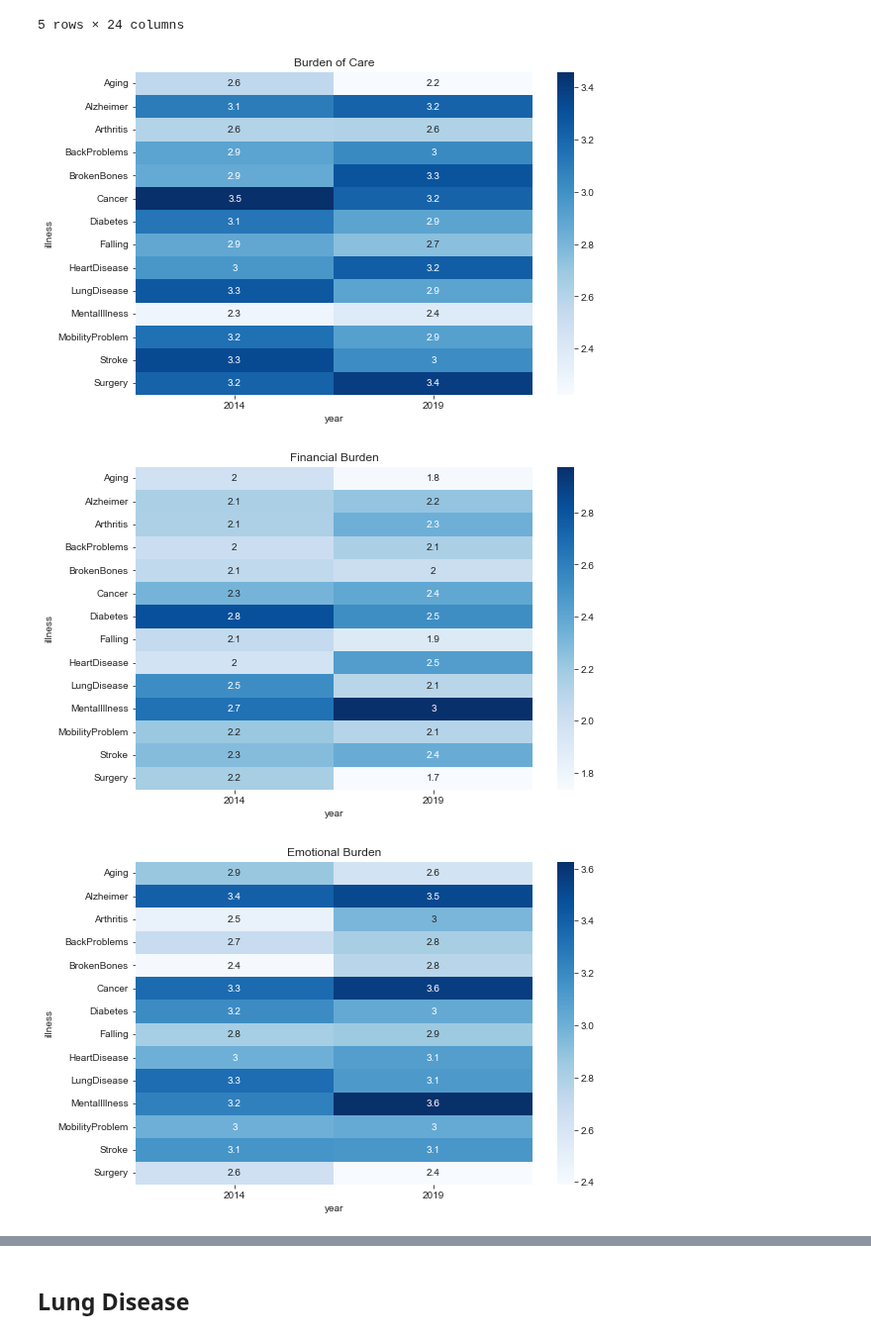
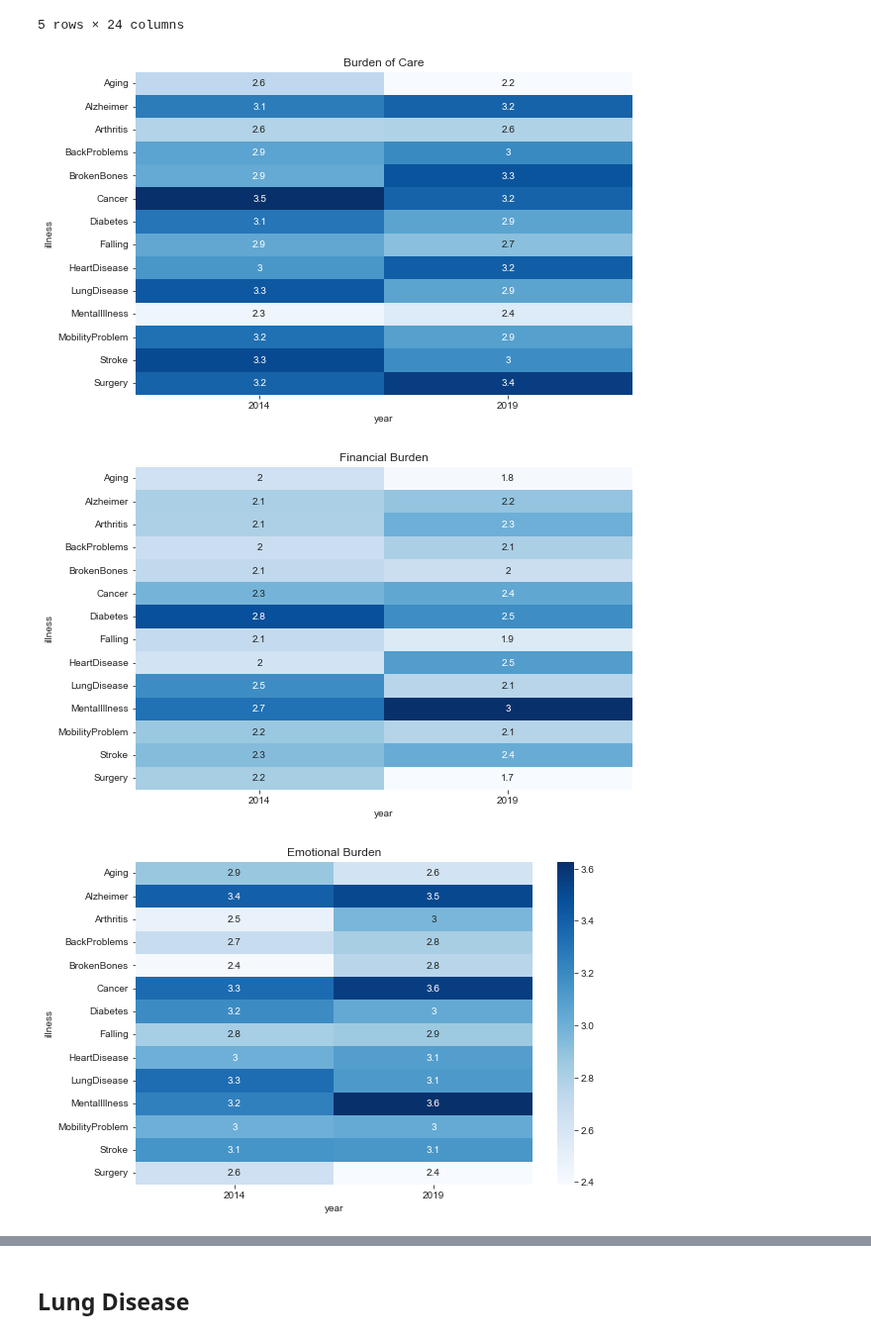
Before and after one commit to woonsupkim/BurdenofCare, a Jupyter notebook: 2015_2020_comparison.ipynb, the cells around one changed output, grey strips where cells are left out. Shown at 99% size. Cells and saved outputs as stored; diff of their text form; code cells hidden in the pictures.

```diff
--- a/2015_2020_comparison.ipynb
+++ b/2015_2020_comparison.ipynb
@@ -94,26 +94,26 @@ data_burden = data_burden.reset_index(drop=True)
 # %%
 #sns.set_theme()
 f, ax = plt.subplots(figsize = (9, 6))
 df_cont = data_burden.pivot_table(index = 'illness', columns = 'year', values = 'burden', aggfunc = 'mean')
-ax = sns.heatmap(df_cont, annot = True, cmap = 'Blues').set(title='Burden of Care')
+ax = sns.heatmap(df_cont, annot = True, cmap = 'Blues', cbar = False).set(title='Burden of Care')
 
 #sns.set_theme()
 f, ax = plt.subplots(figsize = (9, 6))
 df_cont = data_burden.pivot_table(index = 'illness', columns = 'year', values = 'fin_burden', aggfunc = 'mean')
-ax = sns.heatmap(df_cont, annot = True, cmap = 'Blues').set(title='Financial Burden')
+ax = sns.heatmap(df_cont, annot = True, cmap = 'Blues', cbar = False).set(title='Financial Burden')
 
 #sns.set_theme()
 f, ax = plt.subplots(figsize = (9, 6))
 df_cont = data_burden.pivot_table(index = 'illness', columns = 'year', values = 'emot_burden', aggfunc = 'mean')
 ax = sns.heatmap(df_cont, annot = True, cmap = 'Blues').set(title='Emotional Burden')
 
 #sns.set_theme()
 f, ax = plt.subplots(figsize = (9, 6))
 df_cont = data_burden.pivot_table(index = 'illness', columns = 'year', values = 'phys_burden', aggfunc = 'mean')
 ax = sns.heatmap(df_cont, annot = True, cmap = 'Blues').set(title='Physical Burden')
 # %% [output]
-[figure, old version]
+[figure, new version]
-[figure, old version]
+[figure, new version]
 [figure]
 [figure]
 # %% [markdown]
```
Also changed, not shown: parts of 11 cells of this notebook.
